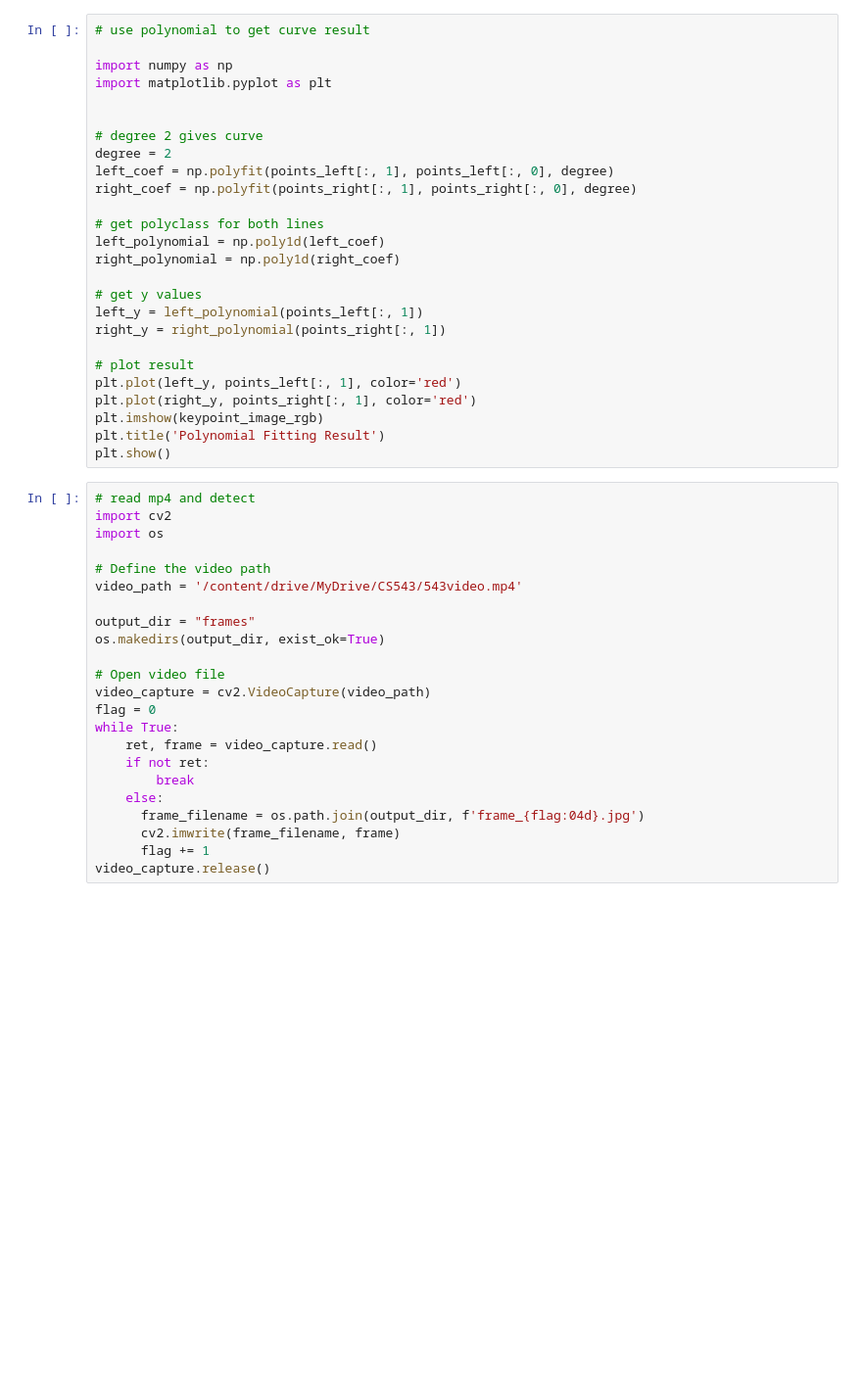
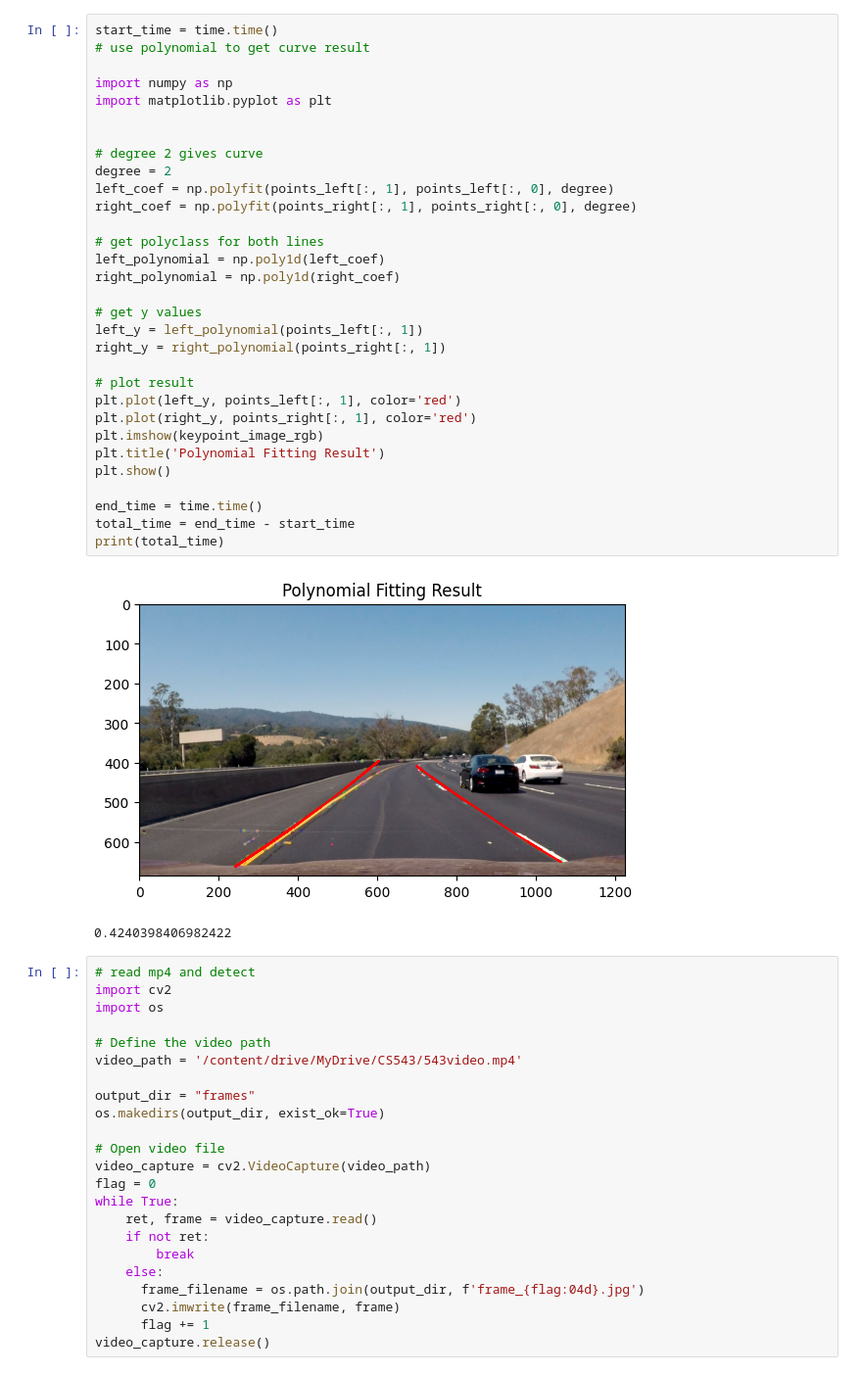
Before and after one commit to shusenhan/CS543Project, a Jupyter notebook: polynomial.ipynb, the cells around one changed output. Shown at 98% size. Cells and saved outputs as stored; diff of their text form; blank space fills up the shorter version.

```diff
--- a/polynomial.ipynb
+++ b/polynomial.ipynb
@@ -169,29 +182,37 @@ plt.show()
 # %%
+start_time = time.time()
 # use polynomial to get curve result
 
 import numpy as np
 import matplotlib.pyplot as plt
 
 
 # degree 2 gives curve
 degree = 2
 left_coef = np.polyfit(points_left[:, 1], points_left[:, 0], degree)
 right_coef = np.polyfit(points_right[:, 1], points_right[:, 0], degree)
 
 # get polyclass for both lines
 left_polynomial = np.poly1d(left_coef)
 right_polynomial = np.poly1d(right_coef)
 
 # get y values
 left_y = left_polynomial(points_left[:, 1])
 right_y = right_polynomial(points_right[:, 1])
 
 # plot result
 plt.plot(left_y, points_left[:, 1], color='red')
 plt.plot(right_y, points_right[:, 1], color='red')
 plt.imshow(keypoint_image_rgb)
 plt.title('Polynomial Fitting Result')
 plt.show()
+
+end_time = time.time()
+total_time = end_time - start_time
+print(total_time)
+# %% [output]
+[figure, added]
+0.4240398406982422
 # %%
 # read mp4 and detect
 import cv2
```
Also changed, not shown: parts of 3 cells of this notebook.
